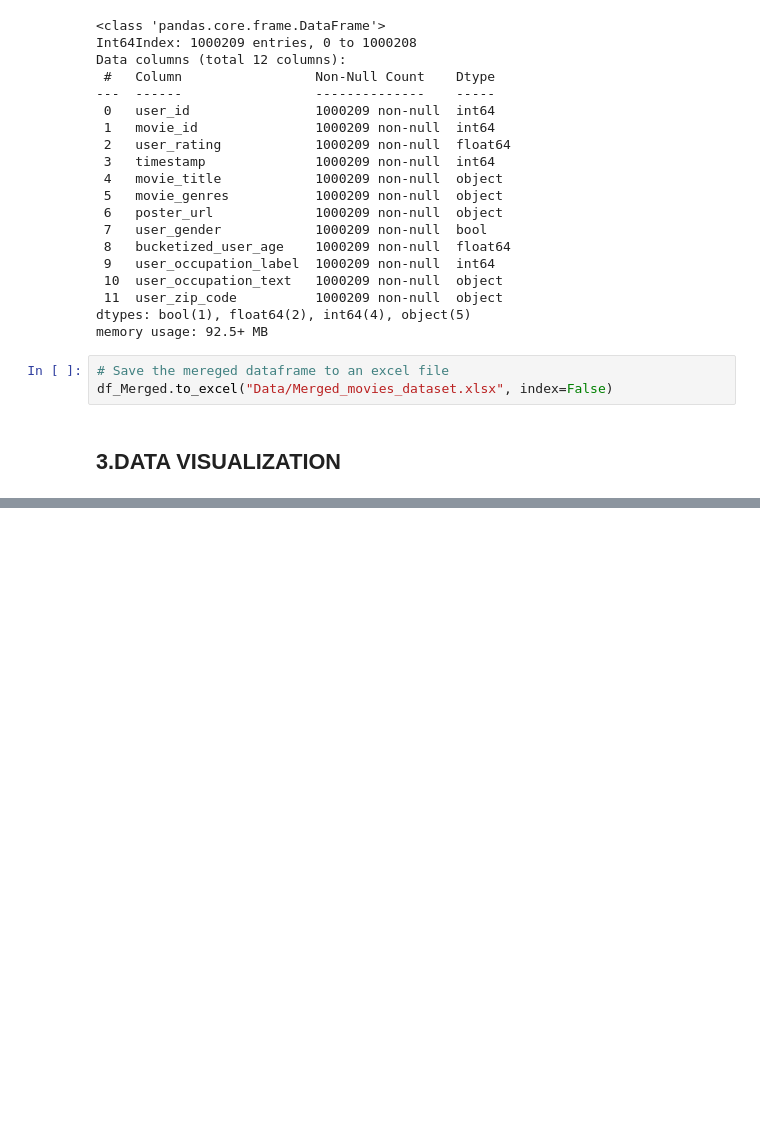
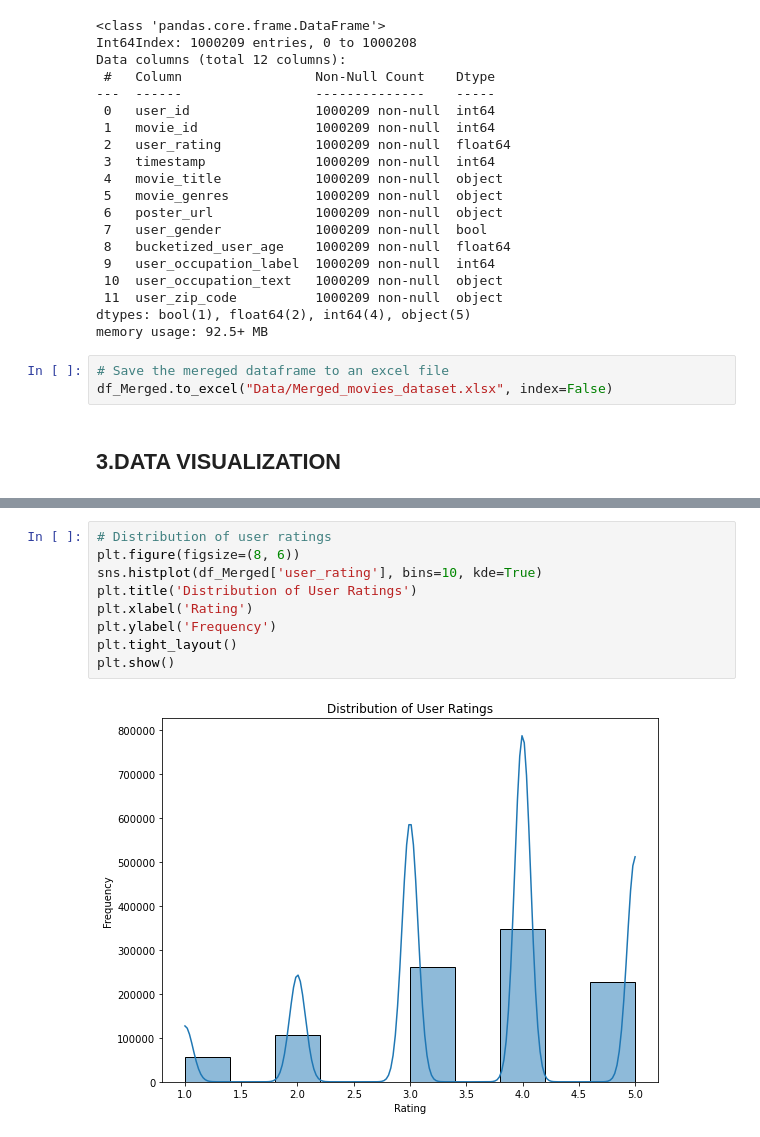
Before and after one commit to FGithaiga/MOVIE_LENS, a Jupyter notebook: index.ipynb, the cells around one changed output, grey strips where cells are left out. Saved outputs shown, nothing was run; the diff lists cells and outputs as text; blank space fills up the shorter version.

```diff
--- a/index.ipynb
+++ b/index.ipynb
@@ -335,0 +369,11 @@ df_Merged.to_excel("Data/Merged_movies_dataset.xlsx", index=False)
+# %%
+# Distribution of user ratings
+plt.figure(figsize=(8, 6))
+sns.histplot(df_Merged['user_rating'], bins=10, kde=True)
+plt.title('Distribution of User Ratings')
+plt.xlabel('Rating')
+plt.ylabel('Frequency')
+plt.tight_layout()
+plt.show()
+# %% [output]
+[figure, added]
```
Also changed, not shown: parts of 18 cells of this notebook.
